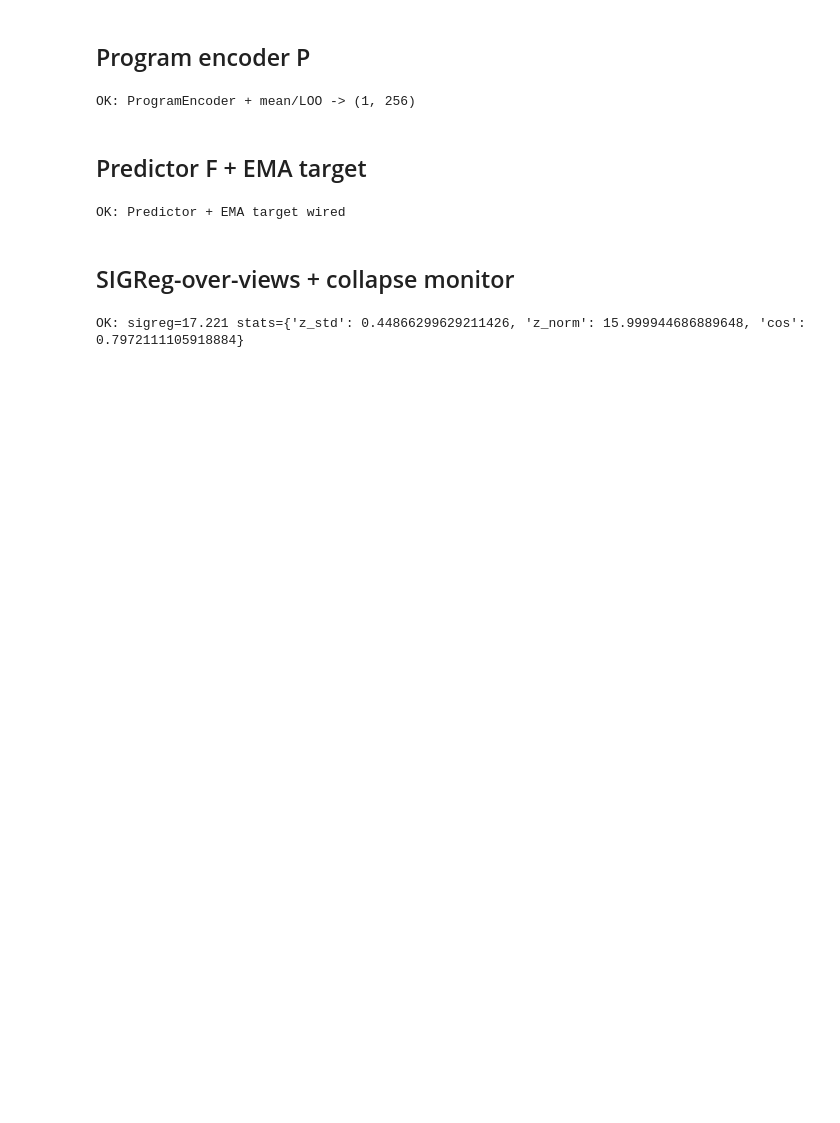
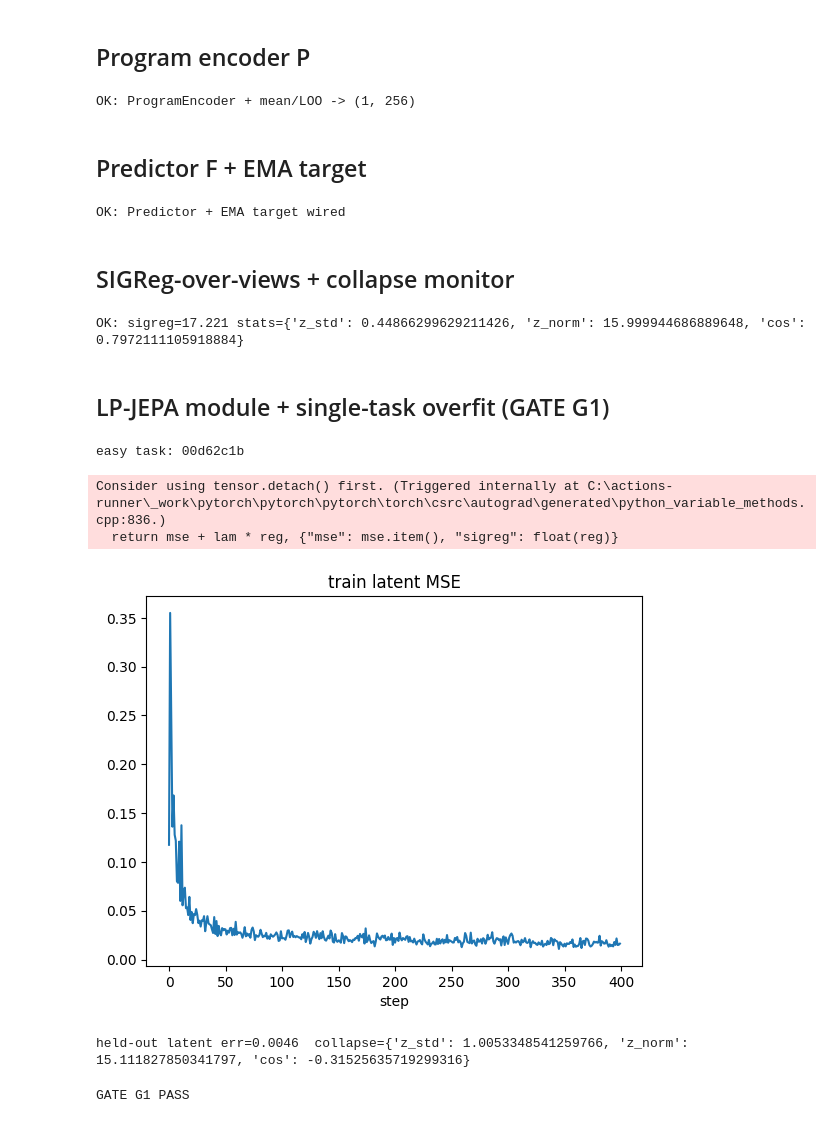
Before and after one commit to h-OUS-e/GlimpseJEPA, a Jupyter notebook: arc_lp_jepa.ipynb, the cells around one changed output. Drawn from its saved outputs; the diff is of its cells as text; code cells hidden in the pictures; blank space fills up the shorter version.

Commit message:
feat(arc): LP-JEPA module + single-task latent overfit (Gate G1)
Co-Authored-By: Claude Sonnet 4.6 <noreply@anthropic.com>

```diff
--- a/arc_lp_jepa.ipynb
+++ b/arc_lp_jepa.ipynb
@@ -363,3 +363,5 @@ assert torch.isfinite(s) and cs["z_std"] > 0
 print(f"OK: sigreg={s.item():.3f} stats={cs}")
 # %% [output]
 OK: sigreg=17.221 stats={'z_std': 0.44866299629211426, 'z_norm': 15.999944686889648, 'cos': 0.7972111105918884}
+# %% [markdown]
+## LP-JEPA module + single-task overfit (GATE G1)
@@ -365,0 +387,70 @@ OK: sigreg=17.221 stats={'z_std': 0.44866299629211426, 'z_norm': 15.999944686889
+# %%
+def episode_loss(model, demos_tok, q_tok, lam=0.09, use_target=True):
+    """Predict the query out-latent from query in-state + LOO program; latent MSE
+    + SIGReg over the program views. demos_tok includes the query for LOO."""
+    all_pairs = demos_tok + [q_tok]
+    z = encode_program(model.P, all_pairs, exclude=len(all_pairs) - 1)   # (1, D)
+    qin  = collate_tokens([q_tok[0]]); qout = collate_tokens([q_tok[1]])
+    a = model.state(qin)                                                  # (1, D)
+    pred = model.F(a, z)                                                  # (1, D)
+    tgt = model.target_state(qout) if use_target else model.E(
+        qout["tokens"], qout["pad_mask"]).detach()
+    mse = F.mse_loss(pred, tgt)
+    ins  = collate_tokens([p[0] for p in all_pairs])
+    outs = collate_tokens([p[1] for p in all_pairs])
+    z_all = model.P(ins["tokens"], ins["pad_mask"], outs["tokens"], outs["pad_mask"])
+    reg = sigreg_stat(z_all) if z_all.size(0) >= 4 else torch.zeros((), device=pred.device)
+    return mse + lam * reg, {"mse": mse.item(), "sigreg": float(reg)}
+# %%
+def overfit_one_task(task, steps=400, lr=3e-4, lam=0.09):
+    model = LPJepa().to(DEVICE); model.init_target()
+    opt = torch.optim.AdamW(model.parameters(), lr=lr)
+    held = task["train"][-1]
+    train_pairs = task["train"][:-1]
+    losses = []
+    for step in range(steps):
+        random.shuffle(train_pairs)
+        q = train_pairs[0]; demos = train_pairs[1:]
+        demos_tok = [encode_pair_grids(p) for p in demos]
+        q_tok = encode_pair_grids(q)
+        loss, logs = episode_loss(model, demos_tok, q_tok, lam=lam)
+        opt.zero_grad(); loss.backward(); opt.step(); model.target.update(model.E)
+        losses.append(logs["mse"])
+    model.eval()
+    with torch.no_grad():
+        demos_tok = [encode_pair_grids(p) for p in train_pairs]
+        h_tok = encode_pair_grids(held)
+        z = encode_program(model.P, demos_tok)
+        a = model.state(collate_tokens([h_tok[0]]))
+        pred = model.F(a, z)
+        tgt = model.target_state(collate_tokens([h_tok[1]]))
+        held_err = F.mse_loss(pred, tgt).item()
+        # collapse on raw per-pair latents, not the mean (1,D) vector
+        ins  = collate_tokens([p[0] for p in demos_tok])
+        outs = collate_tokens([p[1] for p in demos_tok])
+        z_raw = model.P(ins["tokens"], ins["pad_mask"], outs["tokens"], outs["pad_mask"])
+        cs = collapse_stats(z_raw)
+    return model, losses, held_err, cs
+
+def is_same_shape(task):
+    return all(i.shape == o.shape for i, o in task["train"])
+
+easy_id = next(tid for tid, t in TRAIN_TASKS.items()
+               if is_same_shape(t) and len(t["train"]) >= 4)
+print("easy task:", easy_id)
+m, losses, held_err, cs = overfit_one_task(TRAIN_TASKS[easy_id])
+plt.plot(losses); plt.title("train latent MSE"); plt.xlabel("step"); plt.show()
+print(f"held-out latent err={held_err:.4f}  collapse={cs}")
+# %% [output]
+easy task: 00d62c1b
+Consider using tensor.detach() first. (Triggered internally at C:\actions-runner\_work\pytorch\pytorch\pytorch\torch\csrc\autograd\generated\python_variable_methods.cpp:836.)
+  return mse + lam * reg, {"mse": mse.item(), "sigreg": float(reg)}
+[figure, added]
+held-out latent err=0.0046  collapse={'z_std': 1.0053348541259766, 'z_norm': 15.111827850341797, 'cos': -0.31525635719299316}
+# %%
+assert losses[-1] < 0.5 * (sum(losses[:10]) / 10), "train MSE did not drop"
+assert cs["z_std"] > 1e-2, "latents collapsed (z_std too small)"
+assert cs["cos"] < 0.95, "latents collapsed (near-identical directions)"
+print("GATE G1 PASS")
+# %% [output]
+GATE G1 PASS
```
Also changed, not shown: parts of 1 cell of this notebook.
